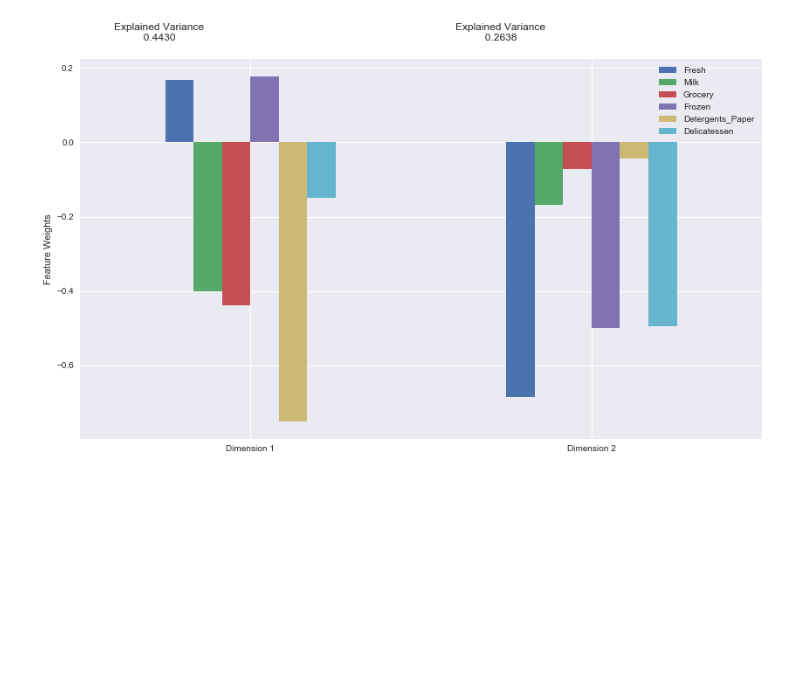
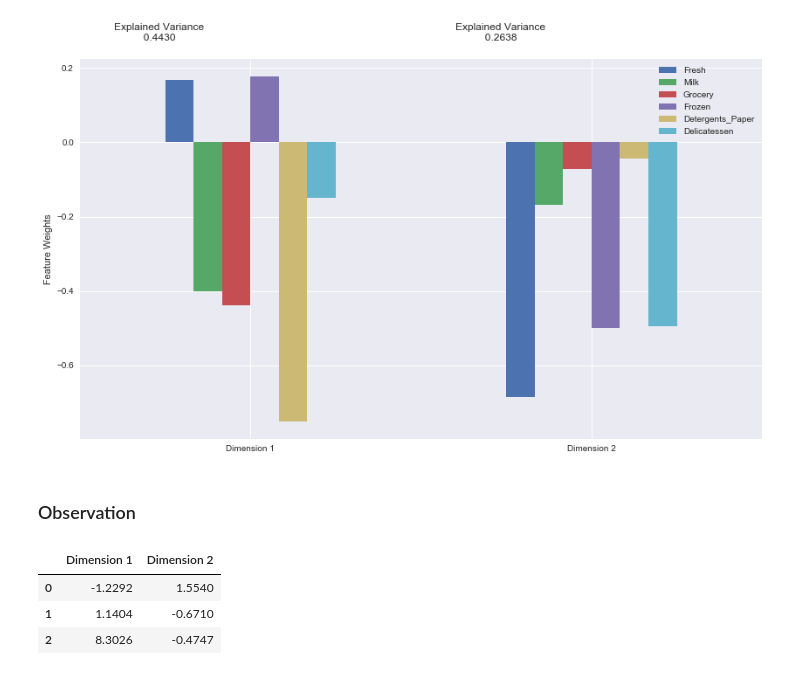
Before and after one commit to geekquad/Customer-Segments, a Jupyter notebook: Segments.ipynb, the cells around one changed output. Drawn from its saved outputs; the diff is of its cells as text; code cells hidden in the pictures; blank space fills up the shorter version.

Commit message:
Dimension Reductionality Observation

```diff
--- a/Segments.ipynb
+++ b/Segments.ipynb
@@ -374,3 +374,12 @@ vs.pca_results(good_data, pca)
 | Dimension 1 | 0.4430 | 0.1675 | -0.4014 | -0.4381 | 0.1782 | -0.7514 | -0.1499 |
 | Dimension 2 | 0.2638 | -0.6859 | -0.1672 | -0.0707 | -0.5005 | -0.0424 | -0.4941 |
 [figure]
+# %% [markdown]
+### Observation
+# %%
+display(pd.DataFrame(np.round(pca_samples, 4), columns = ['Dimension 1', 'Dimension 2']))
+# %% [output]
+|  | Dimension 1 | Dimension 2 |
+| 0 | -1.2292 | 1.5540 |
+| 1 | 1.1404 | -0.6710 |
+| 2 | 8.3026 | -0.4747 |
```
